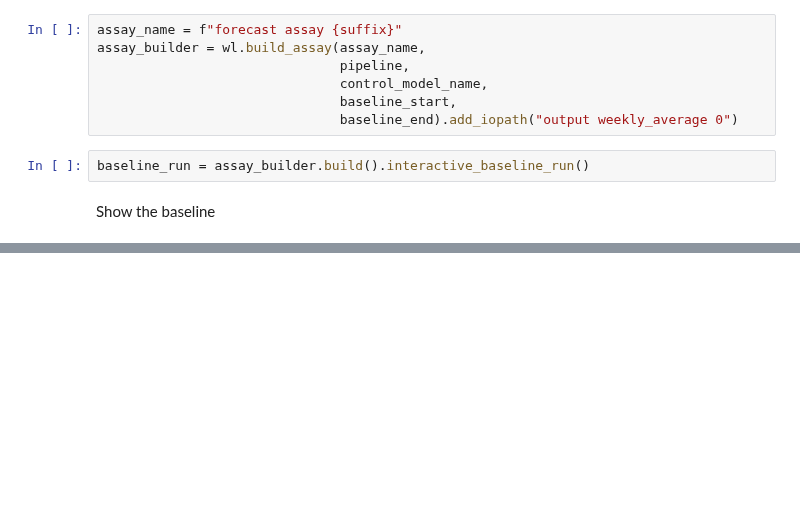
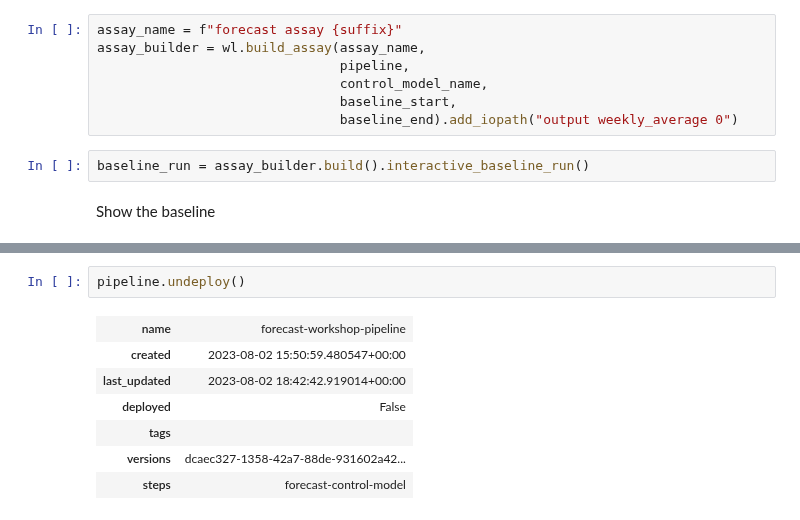
Before and after one commit to WallarooLabs/Workshops, a Jupyter notebook: Forecasting/Retail-CPG/03_forecast-observe-assays.ipynb, the cells around one changed output, grey strips where cells are left out. Drawn from its saved outputs; the diff is of its cells as text; blank space fills up the shorter version.

```diff
--- a/Forecasting/Retail-CPG/03_forecast-observe-assays.ipynb
+++ b/Forecasting/Retail-CPG/03_forecast-observe-assays.ipynb
@@ -327,0 +375,10 @@ assay_builder.baseline_histogram()
+# %%
+pipeline.undeploy()
+# %% [output]
+| name | forecast-workshop-pipeline |
+| created | 2023-08-02 15:50:59.480547+00:00 |
+| last_updated | 2023-08-02 18:42:42.919014+00:00 |
+| deployed | False |
+| tags |  |
+| versions | dcaec327-1358-42a7-88de-931602a42... |
+| steps | forecast-control-model |
```
Also changed, not shown: parts of 11 cells of this notebook, 13 other files.
